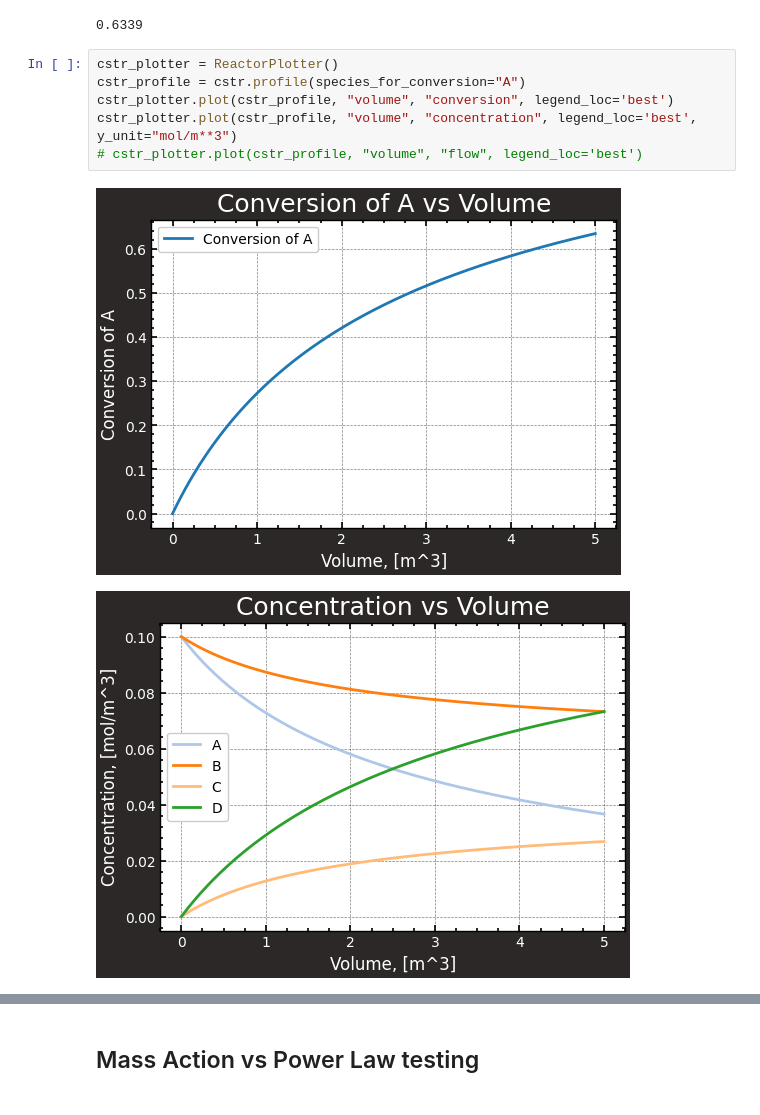
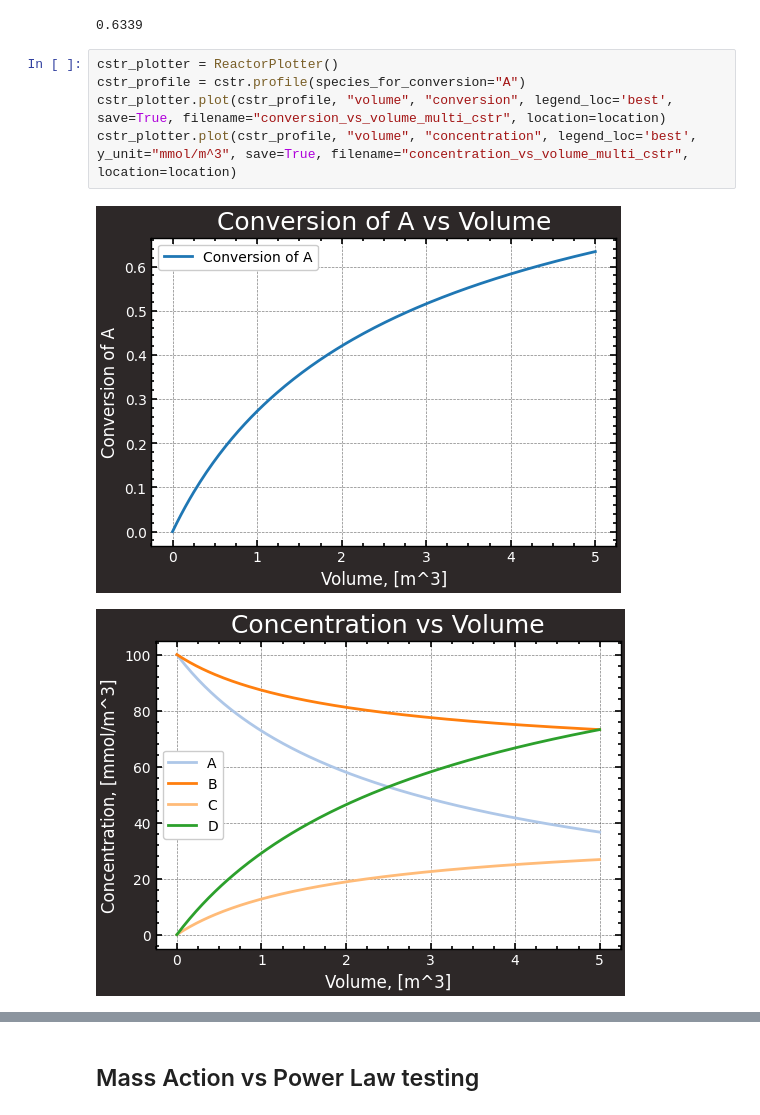
Before and after one commit to KABOSScodes/process_engineering_toolkit, a Jupyter notebook: notebooks/exploration.ipynb, the cells around one changed output, grey strips where cells are left out. Cells and saved outputs as stored; diff of their text form.

```diff
--- a/notebooks/exploration.ipynb
+++ b/notebooks/exploration.ipynb
@@ -323,9 +317,8 @@ print(0.2679+0.3660)
 # %%
 cstr_plotter = ReactorPlotter()
 cstr_profile = cstr.profile(species_for_conversion="A")
-cstr_plotter.plot(cstr_profile, "volume", "conversion", legend_loc='best')
-cstr_plotter.plot(cstr_profile, "volume", "concentration", legend_loc='best', y_unit="mol/m**3")
-# cstr_plotter.plot(cstr_profile, "volume", "flow", legend_loc='best')
+cstr_plotter.plot(cstr_profile, "volume", "conversion", legend_loc='best', save=True, filename="conversion_vs_volume_multi_cstr", location=location)
+cstr_plotter.plot(cstr_profile, "volume", "concentration", legend_loc='best', y_unit="mmol/m^3", save=True, filename="concentration_vs_volume_multi_cstr", location=location)
 # %% [output]
 [figure]
-[figure, old version]
+[figure, new version]
```
Also changed, not shown: parts of 8 cells of this notebook, 1 other file.
